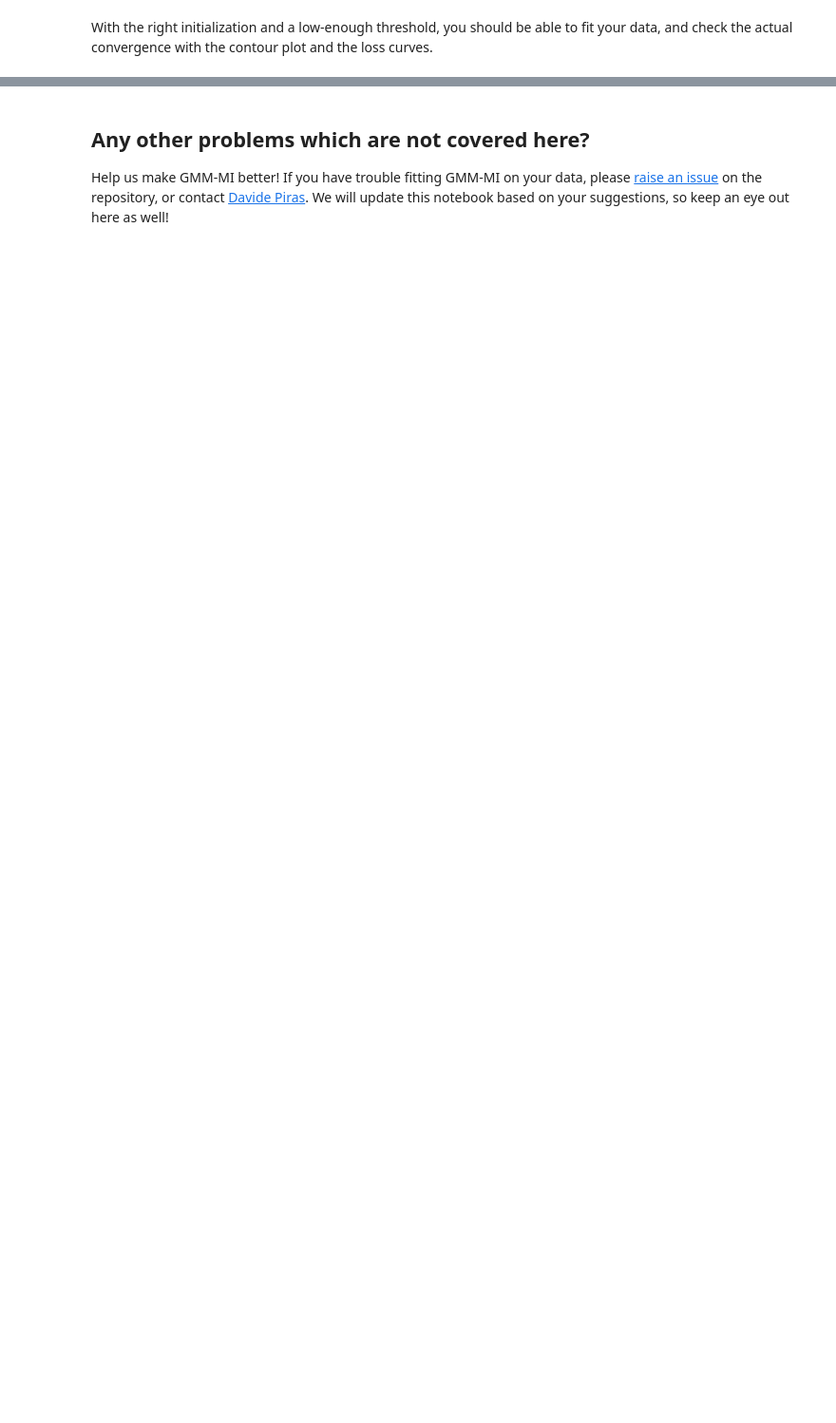
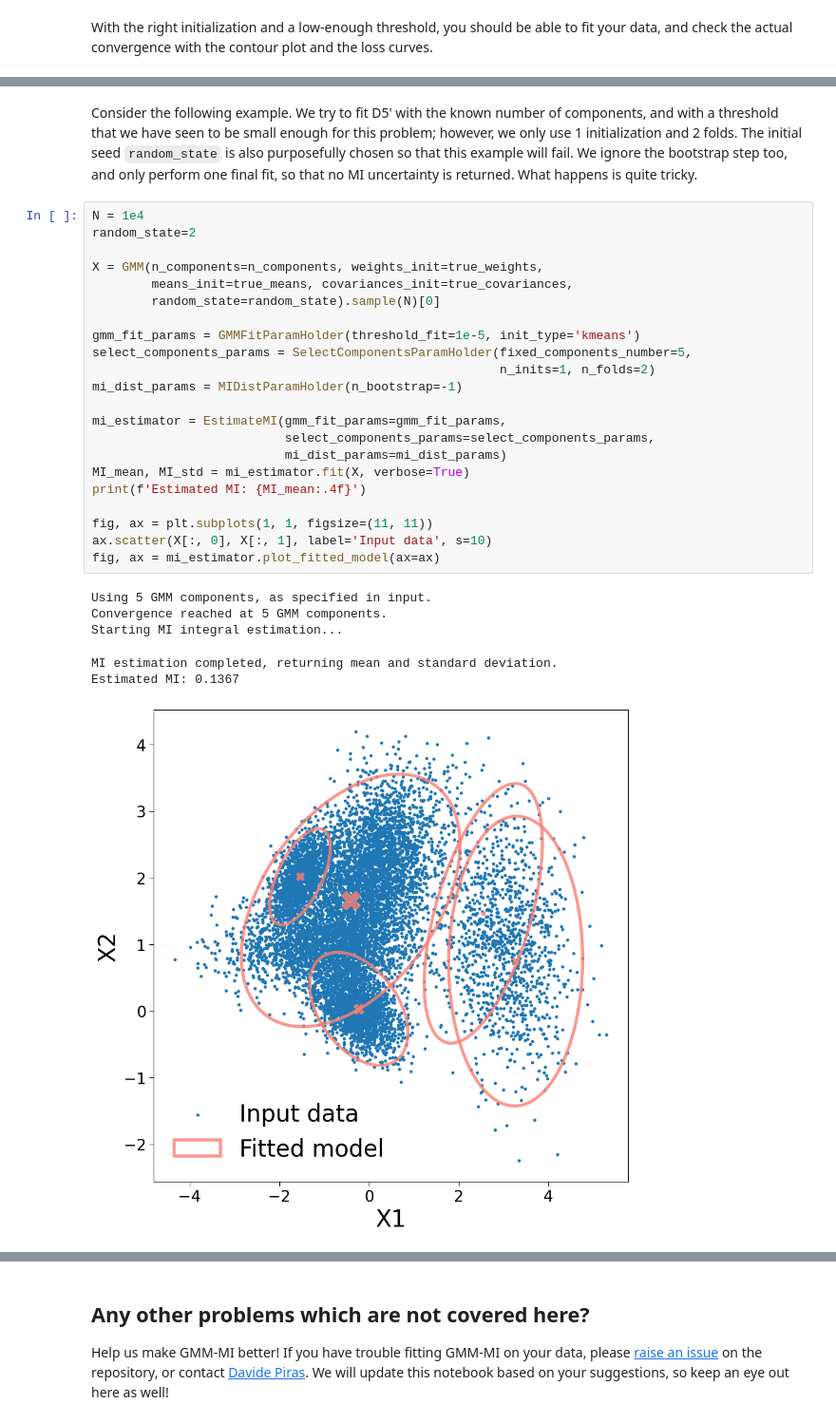
Before and after one commit to dpiras/GMM-MI, a Jupyter notebook: notebooks/walkthrough_and_pitfalls.ipynb, the cells around one changed output, grey strips where cells are left out. Shown at 95% size. Drawn from its saved outputs; the diff is of its cells as text; blank space fills up the shorter version.

```diff
--- a/notebooks/walkthrough_and_pitfalls.ipynb
+++ b/notebooks/walkthrough_and_pitfalls.ipynb
@@ -309,0 +346,31 @@ With the right initialization and a low-enough threshold, you should be able to
+# %% [markdown]
+Consider the following example. We try to fit D5' with the known number of components, and with a threshold that we have seen to be small enough for this problem; however, we only use 1 initialization and 2 folds. The initial seed `random_state` is also purposefully chosen so that this example will fail. We ignore the bootstrap step too, and only perform one final fit, so that no MI uncertainty is returned. What happens is quite tricky.
+# %%
+N = 1e4
+random_state=2
+
+X = GMM(n_components=n_components, weights_init=true_weights,
+        means_init=true_means, covariances_init=true_covariances,
+        random_state=random_state).sample(N)[0]
+
+gmm_fit_params = GMMFitParamHolder(threshold_fit=1e-5, init_type='kmeans')
+select_components_params = SelectComponentsParamHolder(fixed_components_number=5,
+                                                       n_inits=1, n_folds=2)
+mi_dist_params = MIDistParamHolder(n_bootstrap=-1)
+
+mi_estimator = EstimateMI(gmm_fit_params=gmm_fit_params,
+                          select_components_params=select_components_params,
+                          mi_dist_params=mi_dist_params)
+MI_mean, MI_std = mi_estimator.fit(X, verbose=True)
+print(f'Estimated MI: {MI_mean:.4f}')
+
+fig, ax = plt.subplots(1, 1, figsize=(11, 11))
+ax.scatter(X[:, 0], X[:, 1], label='Input data', s=10)
+fig, ax = mi_estimator.plot_fitted_model(ax=ax)
+# %% [output]
+Using 5 GMM components, as specified in input.
+Convergence reached at 5 GMM components.
+Starting MI integral estimation...
+MI estimation completed, returning mean and standard deviation.
+Estimated MI: 0.1367
+[figure, added]
```
Also changed, not shown: parts of 46 cells of this notebook.
